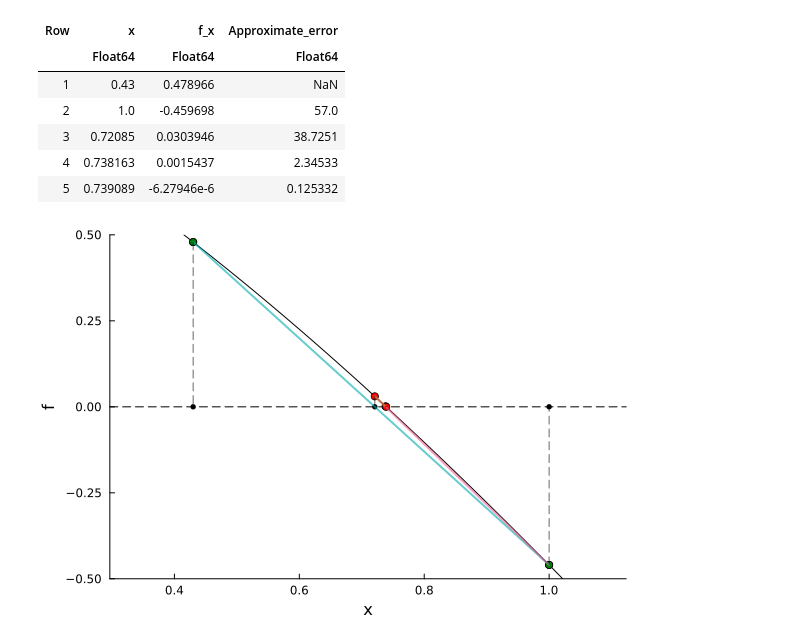
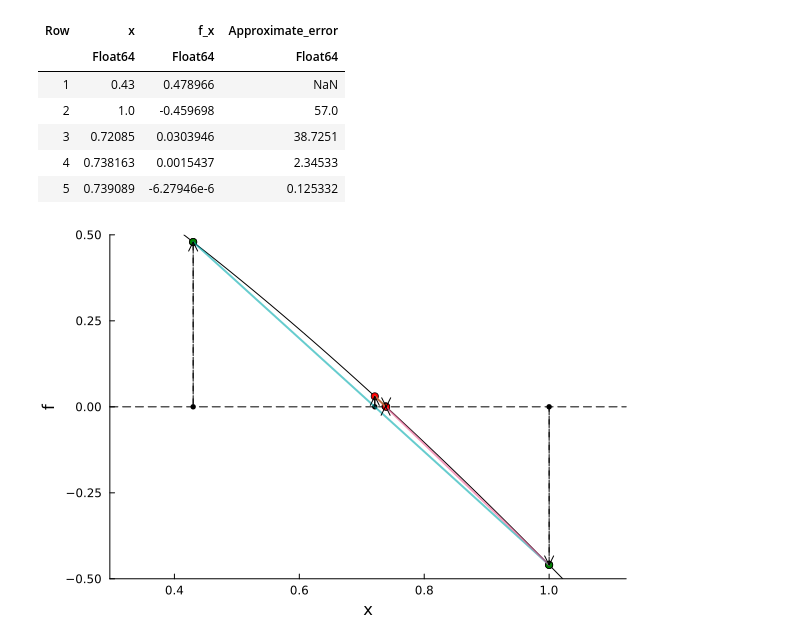
Before and after one commit to jhtl08/Root-Finding, a Jupyter notebook: CT1_Roots_Coloma_Lorenzo.ipynb, the cells around one changed output. Cells and saved outputs as stored; diff of their text form; code cells hidden in the pictures.

```diff
--- a/CT1_Roots_Coloma_Lorenzo.ipynb
+++ b/CT1_Roots_Coloma_Lorenzo.ipynb
@@ -320,14 +358,12 @@ scatter!([x_values[1],x_values[1]], [y_values[1],0], label=false, color=:green,
 
 i=2
 while i<array_size2
-    alpha = opacity_control/array_size
-    plot!([x_values[i-1],x_values[i]], [f(x_values[i-1]),0], label=false, linestyle=:solid, alpha=alpha,linewidth=2)
+    quiver!([x_values[i-1]], [y_values[i-1]], quiver=([(x_values[i] - x_values[i-1])], [-y_values[i-1]]),label=false, linewidth=2, legend=false, arrow=true, linestyle=:solid)
     i+=1
 end
 
 for x_point in x_values #Iterates to draw each line from (x,f(x)) to (x,0)
-    alpha = opacity_control/array_size
-    plot!([x_point, x_point], [f(x_point), 0], label=nothing, linestyle=:dash, color=:black, alpha = alpha)
+    plot!([x_point, x_point], [f(x_point), 0], label=nothing, linestyle=:dash, color=:black,alpha=0.6)
 end
 
 current()
@@ -406,35 +441,33 @@ tabulize(x_values2, y_values2)
 #plotting the given f(x) and visualization of root-finding
 
 using Plots
 
 array_size2=length(x_values2)
 y_zeros2 = zeros(array_size2)
 
 x2 = range(min_x2, max_x2, length=length_x2)
 y2 = f2.(x2)
 
 
 Plots.plot(x2, y2, ylims=(min_y2, max_y2), legend=false, grid=false, xlabel="x", ylabel="f", color=:black) #Plots f(x)
 hline!([0], color=:black, linestyle=:dash, label="y=0") #Draws horizontal line at y=0 (x-axis)
 
 scatter!(x_values2, y_zeros2, label=false, color=:black, markersize=3) #Draws points of intersection of tangent lines and x-axis
 scatter!(x_values2, y_values2, label=false, color=:red, markersize=4) #Draws all (x, f(x)) algorithm passes by
 scatter!([x_values2[1],x_values2[2]], [y_values2[1],y_values2[2]], label=false, color=:green, markersize=4) #Marks initial guesses x0,x1 as green
 
 i=2
 while i<array_size2
-    alpha = opacity_control2/array_size2
     # secant_line(x) = ((f2(x_values2[i])-f2(x_values2[i-1]))/(x_values2[i]-x_values2[i-1])) * (x - x_values2[i-1]) + f2(x_values2[i-1])
     # plot!(x2, secant_line, label=false, linestyle=:dash, color=:red, alpha=alpha)
-    plot!([x_values2[i],x_values2[i-1]], [f2(x_values2[i]),f2(x_values2[i-1])], label=false, linestyle=:solid, alpha=alpha, linewidth=2)
+    plot!([x_values2[i],x_values2[i-1]], [y_values2[i],y_values2[i-1]], label=false, linestyle=:solid, linewidth=2,alpha=0.6)
     i+=1
 end
 
 for x_point in x_values2 #Iterates to draw each line from (x,f(x)) to (x,0)
-    alpha = opacity_control2/array_size2
-    plot!([x_point, x_point], [f2(x_point), 0], label=nothing, linestyle=:dash, color=:black, alpha = alpha)
+    quiver!([x_point], [0], quiver=([0], [f2(x_point)]),label=false, color=:black, linewidth=1, legend=false, arrow=true, linestyle=:dash)
 end
 
 current()
 # %% [output]
-[figure, old version]
+[figure, new version]
```
Also changed, not shown: parts of 8 cells of this notebook.
